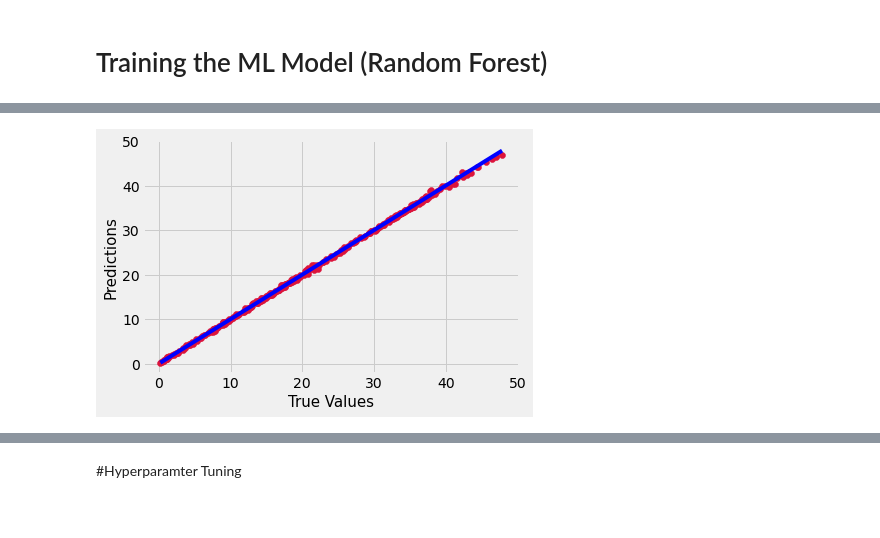
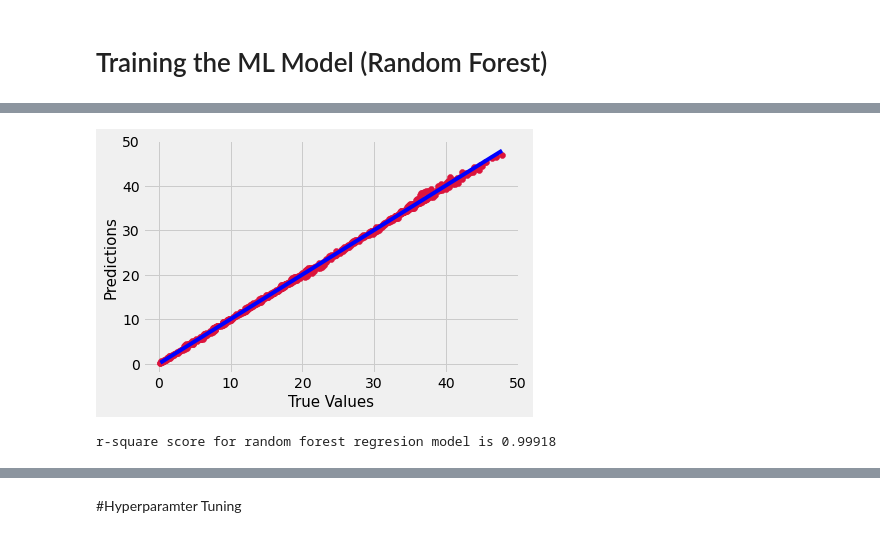
Before and after one commit to ayushranjan6456/Birthday-Wisher, a Jupyter notebook: Hydrogen_Prediction.ipynb, the cells around one changed output, grey strips where cells are left out. Drawn from its saved outputs; the diff is of its cells as text; code cells hidden in the pictures.

```diff
--- a/Hydrogen_Prediction.ipynb
+++ b/Hydrogen_Prediction.ipynb
@@ -207,6 +285,6 @@ for k in range(15, 255):
 # %%
 plt.plot(range(15, 255), scores)
 
-regressor = RandomForestRegressor(n_estimators = 170, random_state = 6)
-regressor.fit(X_train, y_train)
+regressor = RandomForestRegressor(n_estimators = 202, random_state = 6)
+regressor.fit(X_train, y_train.ravel())
 # %% [output]
@@ -232,0 +307,20 @@ Accuracy: 98.33 %.
+# %%
+predictions = regressor.predict(X_test)
+# Scaling the predicted Gas data back to original gas scale
+predictions=TargetVarScalerFit.inverse_transform(predictions.reshape(-1,1))
+
+# Scaling the y_test Gas data back to original gas scale
+y_test_orig=TargetVarScalerFit.inverse_transform(y_test)
+
+# Scaling the test data back to original scale
+Test_Data=PredictorScalerFit.inverse_transform(X_test)
+
+TestingData=pd.DataFrame(data=Test_Data, columns=Predictors)
+TestingData['Gas']=y_test_orig
+TestingData['PredictedGas']=predictions
+APE=100*(abs(TestingData['Gas']-TestingData['PredictedGas'])/TestingData['Gas'])
+TestingData['APE']=APE
+
+print('The Accuracy of ANN model is:', 100 - np.mean(APE))
+
+TestingData.head()
@@ -233,14 +335,22 @@ Accuracy: 98.33 %.
 # %%
 
-plt.scatter(y_test, predictions, c='crimson')
+plt.scatter(y_test_orig, predictions, c='crimson')
 
-p1 = max(max(predictions), max(y_test))
-p2 = min(min(predictions), min(y_test))
+p1 = max(max(predictions), max(y_test_orig))
+p2 = min(min(predictions), min(y_test_orig))
 
 plt.plot([p1, p2], [p1, p2], 'b-')
 plt.xlabel('True Values', fontsize=15)
 plt.ylabel('Predictions', fontsize=15)
 
 plt.show()
 # %% [output]
-[figure, old version]
+[figure, new version]
+# %%
+from sklearn.metrics import r2_score
+
+r2_rf = r2_score(y_test_orig, predictions)
+
+print('r-square score for random forest regresion model is', round(r2_rf,5))
+# %% [output]
+r-square score for random forest regresion model is 0.99918
```
Also changed, not shown: parts of 16 cells of this notebook.
